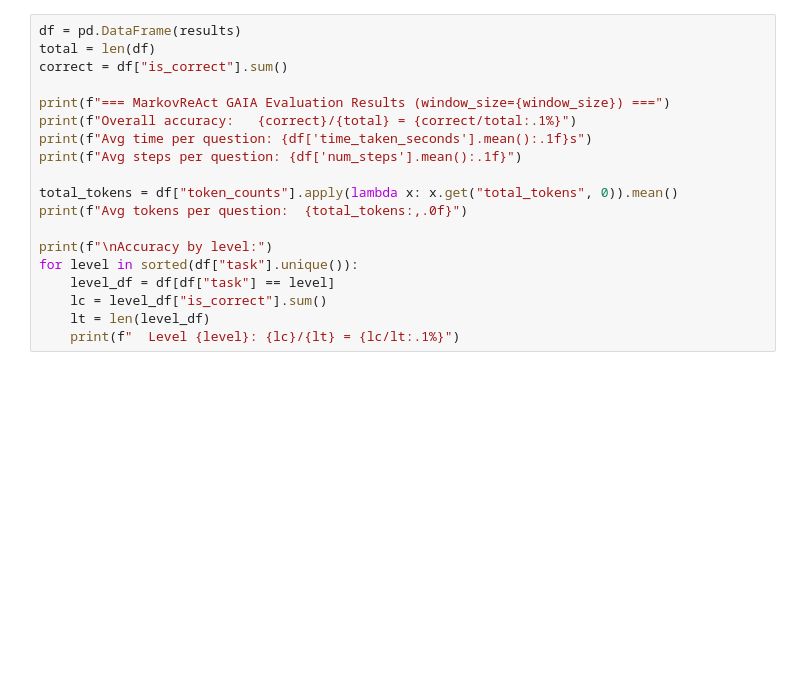
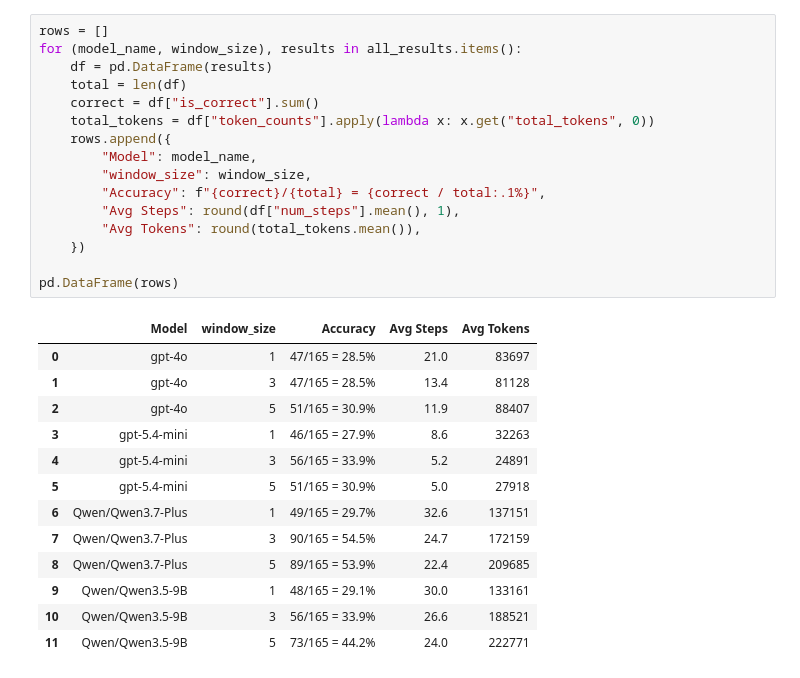
Before and after one commit to PoorvaGarg/smolagents, a Jupyter notebook: markovReAct/markovReAct.ipynb, the cells around one changed output. Cells and saved outputs as stored; diff of their text form; blank space fills up the shorter version.

```diff
--- a/markovReAct/markovReAct.ipynb
+++ b/markovReAct/markovReAct.ipynb
@@ -55,19 +110,30 @@ results = evaluate_agent(
 # %%
-df = pd.DataFrame(results)
-total = len(df)
-correct = df["is_correct"].sum()
+rows = []
+for (model_name, window_size), results in all_results.items():
+    df = pd.DataFrame(results)
+    total = len(df)
+    correct = df["is_correct"].sum()
+    total_tokens = df["token_counts"].apply(lambda x: x.get("total_tokens", 0))
+    rows.append({
+        "Model": model_name,
+        "window_size": window_size,
+        "Accuracy": f"{correct}/{total} = {correct / total:.1%}",
+        "Avg Steps": round(df["num_steps"].mean(), 1),
+        "Avg Tokens": round(total_tokens.mean()),
+    })
 
-print(f"=== MarkovReAct GAIA Evaluation Results (window_size={window_size}) ===")
-print(f"Overall accuracy:   {correct}/{total} = {correct/total:.1%}")
-print(f"Avg time per question: {df['time_taken_seconds'].mean():.1f}s")
-print(f"Avg steps per question: {df['num_steps'].mean():.1f}")
-
-total_tokens = df["token_counts"].apply(lambda x: x.get("total_tokens", 0)).mean()
-print(f"Avg tokens per question:  {total_tokens:,.0f}")
-
-print(f"\nAccuracy by level:")
-for level in sorted(df["task"].unique()):
-    level_df = df[df["task"] == level]
-    lc = level_df["is_correct"].sum()
-    lt = len(level_df)
-    print(f"  Level {level}: {lc}/{lt} = {lc/lt:.1%}")
+pd.DataFrame(rows)
+# %% [output]
+|  | Model | window_size | Accuracy | Avg Steps | Avg Tokens |
+| 0 | gpt-4o | 1 | 47/165 = 28.5% | 21.0 | 83697 |
+| 1 | gpt-4o | 3 | 47/165 = 28.5% | 13.4 | 81128 |
+| 2 | gpt-4o | 5 | 51/165 = 30.9% | 11.9 | 88407 |
+| 3 | gpt-5.4-mini | 1 | 46/165 = 27.9% | 8.6 | 32263 |
+| 4 | gpt-5.4-mini | 3 | 56/165 = 33.9% | 5.2 | 24891 |
+| 5 | gpt-5.4-mini | 5 | 51/165 = 30.9% | 5.0 | 27918 |
+| 6 | Qwen/Qwen3.7-Plus | 1 | 49/165 = 29.7% | 32.6 | 137151 |
+| 7 | Qwen/Qwen3.7-Plus | 3 | 90/165 = 54.5% | 24.7 | 172159 |
+| 8 | Qwen/Qwen3.7-Plus | 5 | 89/165 = 53.9% | 22.4 | 209685 |
+| 9 | Qwen/Qwen3.5-9B | 1 | 48/165 = 29.1% | 30.0 | 133161 |
+| 10 | Qwen/Qwen3.5-9B | 3 | 56/165 = 33.9% | 26.6 | 188521 |
+| 11 | Qwen/Qwen3.5-9B | 5 | 73/165 = 44.2% | 24.0 | 222771 |
```
Also changed, not shown: parts of 4 cells of this notebook, 7 other files.
